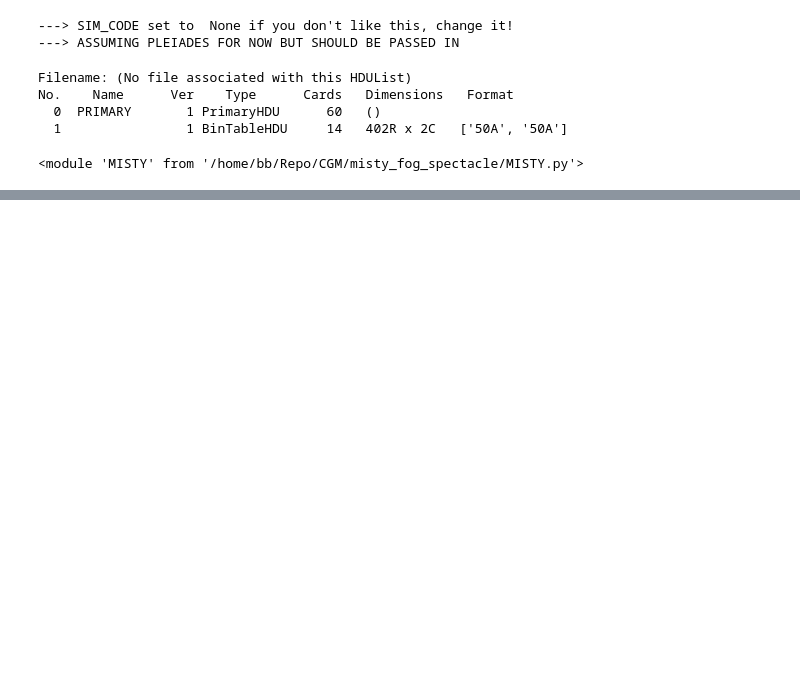
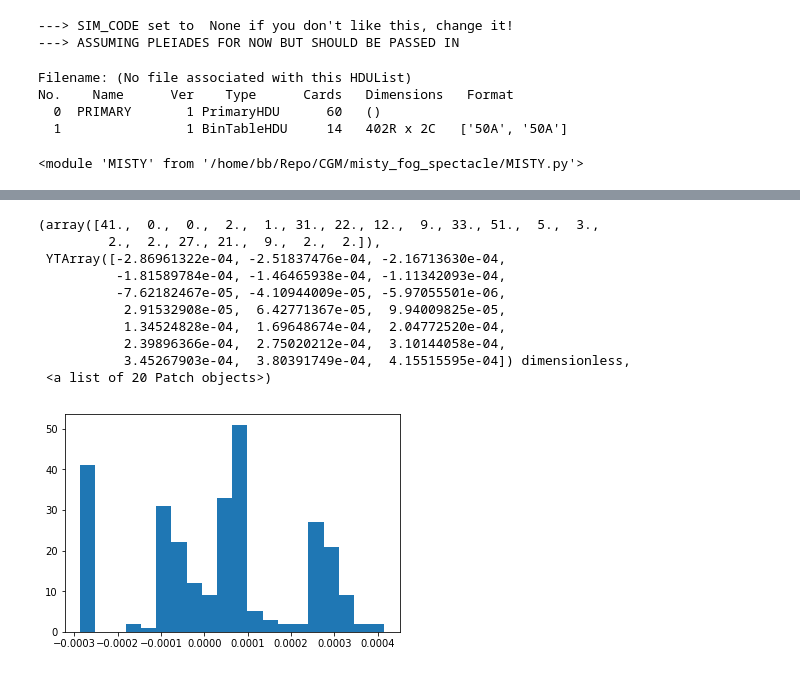
Before and after one commit to biboyd/SALSA, a Jupyter notebook: misty_fog_spectacle/playground.ipynb, the cells around one changed output, grey strips where cells are left out. Saved outputs shown, nothing was run; the diff lists cells and outputs as text; code cells hidden in the pictures; blank space fills up the shorter version.

```diff
--- a/misty_fog_spectacle/playground.ipynb
+++ b/misty_fog_spectacle/playground.ipynb
@@ -158,0 +159,14 @@ YTArray([ 7.20460358e-10, -6.24800880e-06, -7.11835544e-06,
+# %%
+plt.hist(tri_ray.all_data()['redshift_eff'], bins=20)
+# %% [output]
+(array([41.,  0.,  0.,  2.,  1., 31., 22., 12.,  9., 33., 51.,  5.,  3.,
+         2.,  2., 27., 21.,  9.,  2.,  2.]),
+ YTArray([-2.86961322e-04, -2.51837476e-04, -2.16713630e-04,
+          -1.81589784e-04, -1.46465938e-04, -1.11342093e-04,
+          -7.62182467e-05, -4.10944009e-05, -5.97055501e-06,
+           2.91532908e-05,  6.42771367e-05,  9.94009825e-05,
+           1.34524828e-04,  1.69648674e-04,  2.04772520e-04,
+           2.39896366e-04,  2.75020212e-04,  3.10144058e-04,
+           3.45267903e-04,  3.80391749e-04,  4.15515595e-04]) dimensionless,
+ <a list of 20 Patch objects>)
+[figure, added]
```
Also changed, not shown: parts of 25 cells of this notebook, 3 other files.
